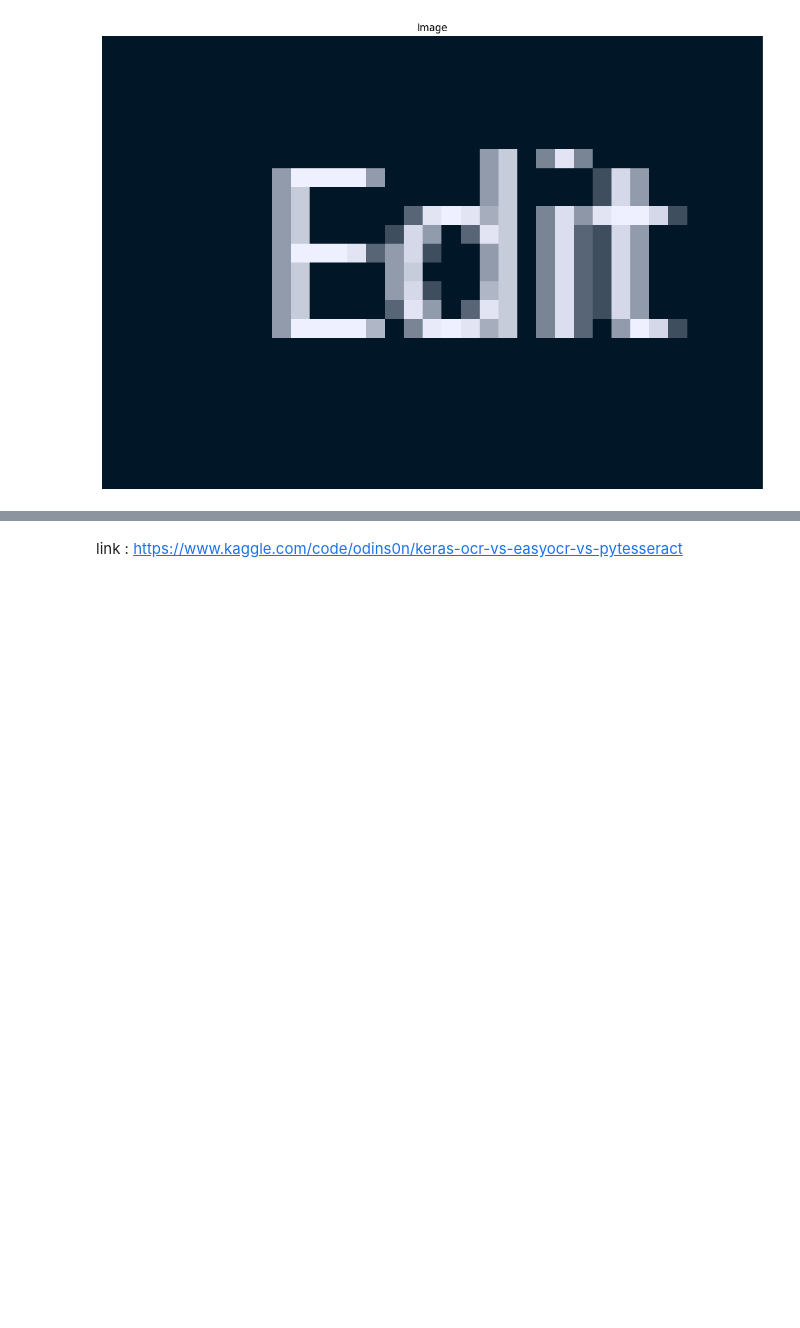
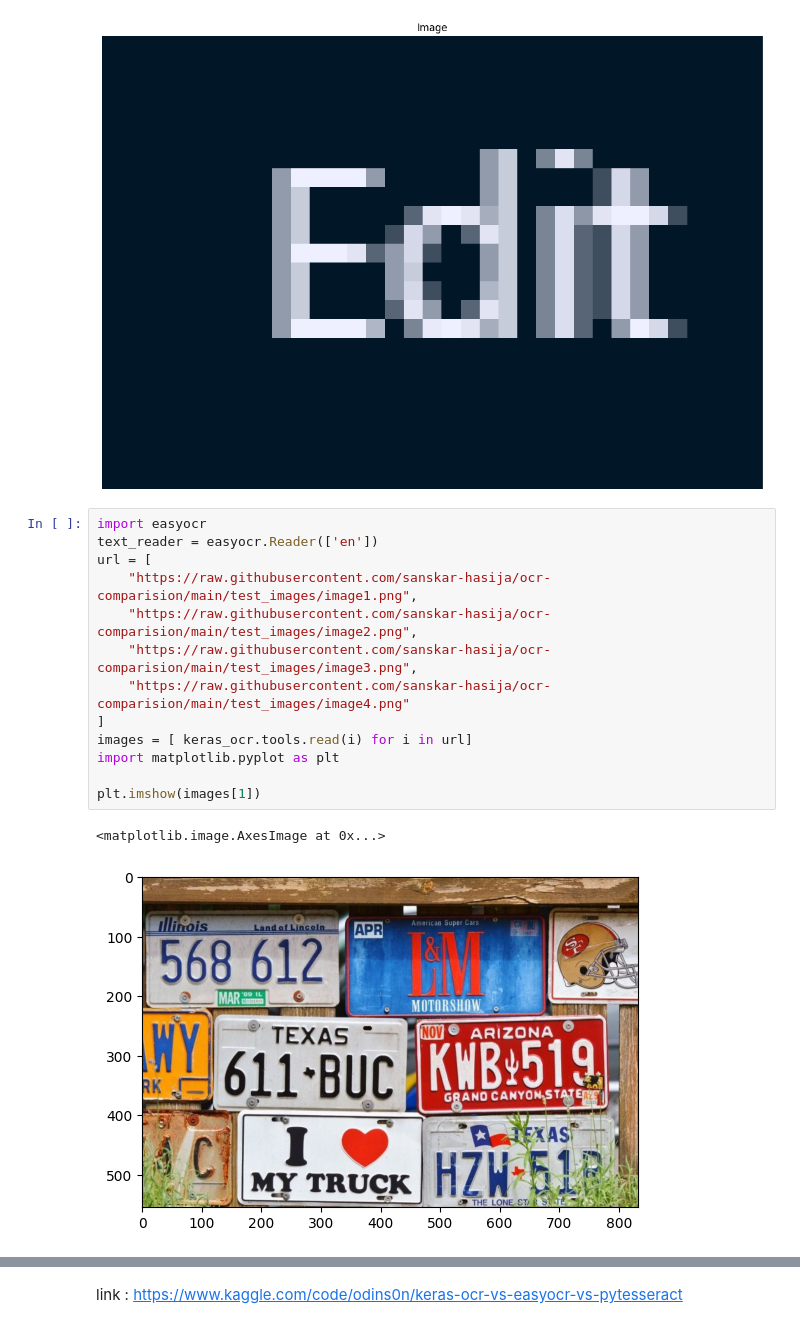
Before and after one commit to saran-99629/Working, a Jupyter notebook: ocr.ipynb, the cells around one changed output, grey strips where cells are left out. Drawn from its saved outputs; the diff is of its cells as text; blank space fills up the shorter version.

```diff
--- a/ocr.ipynb
+++ b/ocr.ipynb
@@ -14,6 +14,22 @@ plt.title("Image")
 # %% [output]
 Text(0.5, 1.0, 'Image')
 [figure]
+# %%
+import easyocr
+text_reader = easyocr.Reader(['en'])
+url = [
+    "https://raw.githubusercontent.com/sanskar-hasija/ocr-comparision/main/test_images/image1.png",
+    "https://raw.githubusercontent.com/sanskar-hasija/ocr-comparision/main/test_images/image2.png",
+    "https://raw.githubusercontent.com/sanskar-hasija/ocr-comparision/main/test_images/image3.png",
+    "https://raw.githubusercontent.com/sanskar-hasija/ocr-comparision/main/test_images/image4.png"
+]
+images = [ keras_ocr.tools.read(i) for i in url]
+import matplotlib.pyplot as plt
+
+plt.imshow(images[1])
+# %% [output]
+<matplotlib.image.AxesImage at 0x...>
+[figure, added]
 # %%
 pipeline = keras_ocr.pipeline.Pipeline()
 kerasocr_preds = pipeline.recognize(images)
```
Also changed, not shown: parts of 4 cells of this notebook, 3 other files.
